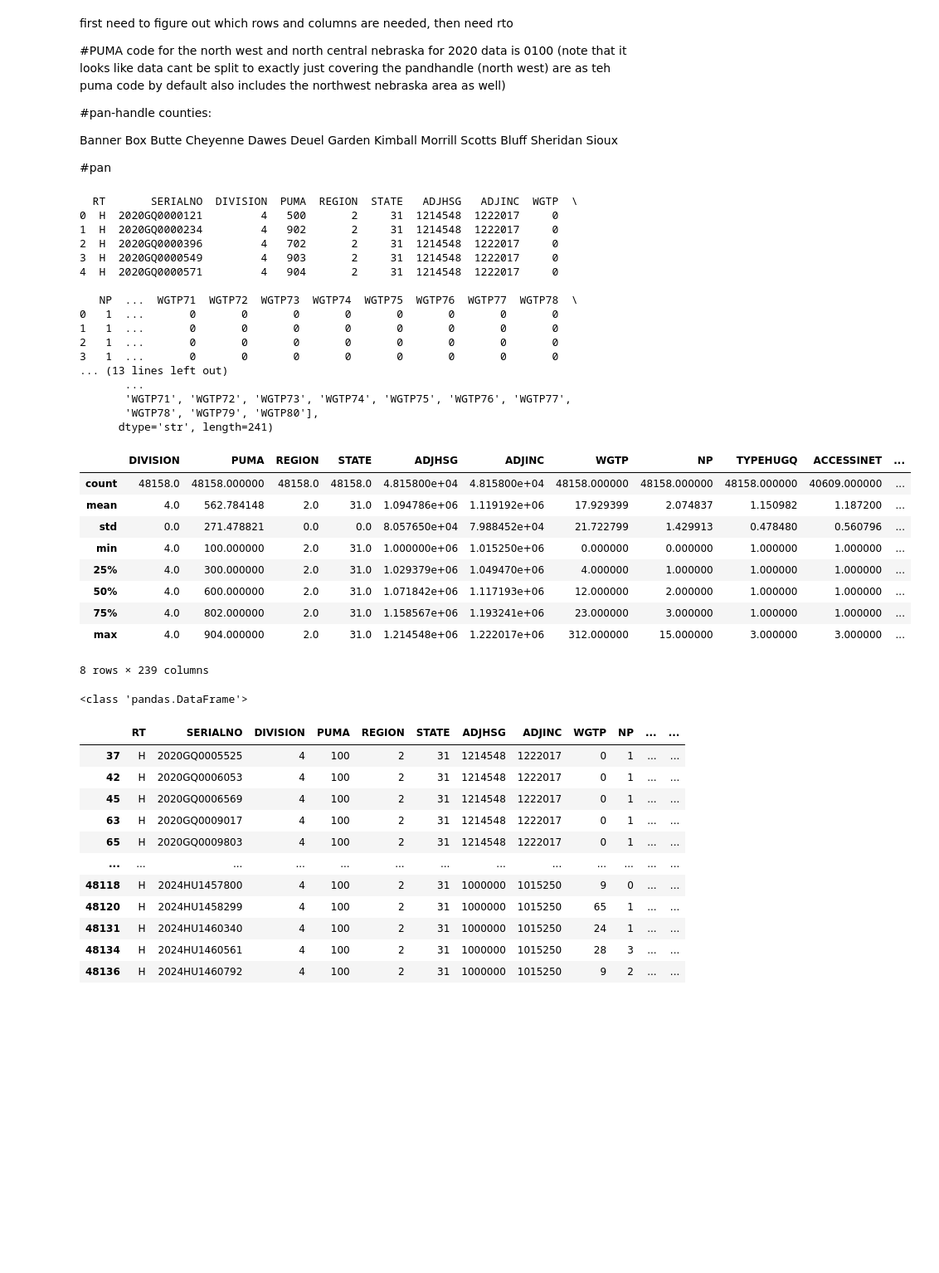
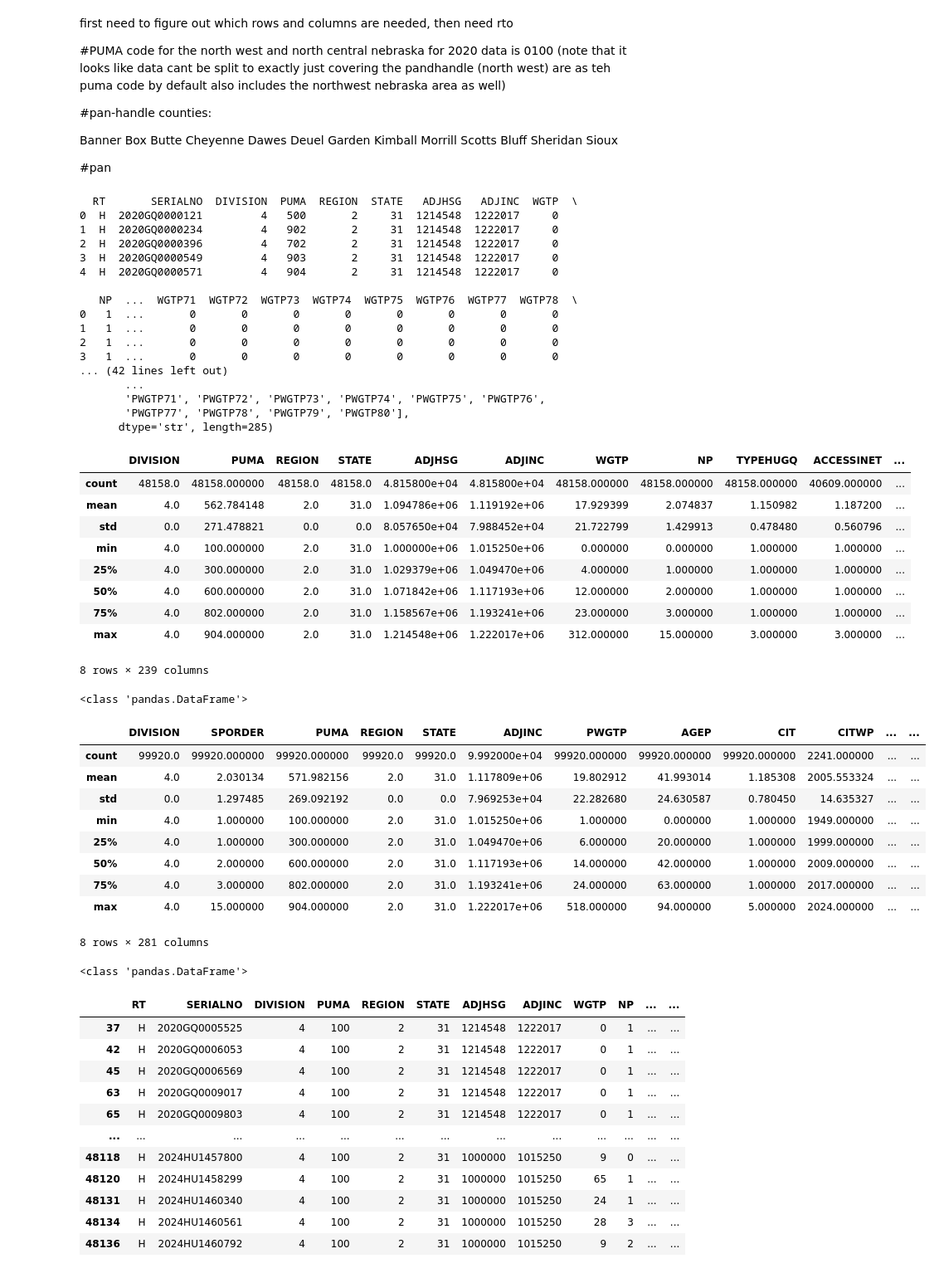
Before and after one commit to sck2189985/sand-canyon-project, a Jupyter notebook: Cleaned PUMS data-Jup.ipynb, the cells around one changed output. Shown at 83% size. Saved outputs shown, nothing was run; the diff lists cells and outputs as text; code cells hidden in the pictures; blank space fills up the shorter version.

Commit message:
clean 4

```diff
--- a/Cleaned PUMS data-Jup.ipynb
+++ b/Cleaned PUMS data-Jup.ipynb
@@ -34,13 +34,25 @@ import numpy as np
 # %%
 import pandas as pd
 
-pums_df = pd.read_csv("PUMS_raw_data.csv")
-print(pums_df.head())       # Preview rows
-print(pums_df.shape)        # Rows and columns
-print(pums_df.columns)      # Column names
+pums_housing_df = pd.read_csv("PUMS raw data files\PUMS_housing_rawdata.csv")
+print(pums_housing_df.head())       # Preview rows
+print(pums_housing_df.shape)        # Rows and columns
+print(pums_housing_df.columns)      # Column names
 
 #save the cleaned data to a new CSV file
-pums_df.to_csv("PUMS_cleaned_data.csv", index=False)
+pums_housing_df.to_csv("PUMS cleaning data files\PUMS_housing_cleaned_data.csv", index=False)
+
+
+####now do the same for the PUMS person data
+pums_person_df = pd.read_csv("PUMS raw data files\PUMS_person_rawdata.csv")
+import pandas as pd
+
+print(pums_person_df.head())       # Preview rows
+print(pums_person_df.shape)        # Rows and columns
+print(pums_person_df.columns)      # Column names
+
+#save the cleaned data to a new CSV file
+pums_person_df.to_csv("PUMS cleaning data files\PUMS_person_cleaned_data.csv", index=False)
 # %% [output]
   RT       SERIALNO  DIVISION  PUMA  REGION  STATE   ADJHSG   ADJINC  WGTP  \
 0  H  2020GQ0000121         4   500       2     31  1214548  1222017     0
@@ -54,35 +66,61 @@ pums_df.to_csv("PUMS_cleaned_data.csv", index=False)
 1   1  ...       0       0       0       0       0       0       0       0
 2   1  ...       0       0       0       0       0       0       0       0
 3   1  ...       0       0       0       0       0       0       0       0
-... (13 lines left out)
+... (42 lines left out)
        ...
-       'WGTP71', 'WGTP72', 'WGTP73', 'WGTP74', 'WGTP75', 'WGTP76', 'WGTP77',
-       'WGTP78', 'WGTP79', 'WGTP80'],
-      dtype='str', length=241)
+       'PWGTP71', 'PWGTP72', 'PWGTP73', 'PWGTP74', 'PWGTP75', 'PWGTP76',
+       'PWGTP77', 'PWGTP78', 'PWGTP79', 'PWGTP80'],
+      dtype='str', length=285)
 # %%
 #create a new dataframe with summary statistics
-pums_df_stats=pums_df.describe()  # Summary statistics
+pums_housing_df_stats=pums_housing_df.describe()  # Summary statistics
 
 #display the summary statistics
-display(pums_df_stats)
+display(pums_housing_df_stats)
 
 #check the data type of the summary statistics dataframe
-print(type(pums_df_stats))
+print(type(pums_housing_df_stats))
 
 #save the summary statistics to a new CSV file
-pums_df_stats.to_csv("PUMS_cleaned_data_stats.csv", index=False)
+pums_housing_df_stats.to_csv("PUMS cleaning data files\PUMS_housing_cleaned_data_stats.csv", index=False)
+
+
+
+####now do the same for the PUMS person data
+#create a new dataframe with summary statistics
+pums_person_df_stats=pums_person_df.describe()  # Summary statistics
+
+#display the summary statistics
+display(pums_person_df_stats)
+
+#check the data type of the summary statistics dataframe
+print(type(pums_person_df_stats))
+
+#save the summary statistics to a new CSV file
+pums_person_df_stats.to_csv("PUMS cleaning data files\PUMS_person_cleaned_data_stats.csv", index=False)
 # %% [output]
 |  | DIVISION | PUMA | REGION | STATE | ADJHSG | ADJINC | WGTP | NP | TYPEHUGQ | ACCESSINET | ... |
 | count | 48158.0 | 48158.000000 | 48158.0 | 48158.0 | 4.815800e+04 | 4.815800e+04 | 48158.000000 | 48158.000000 | 48158.000000 | 40609.000000 | ... |
 | mean | 4.0 | 562.784148 | 2.0 | 31.0 | 1.094786e+06 | 1.119192e+06 | 17.929399 | 2.074837 | 1.150982 | 1.187200 | ... |
 | std | 0.0 | 271.478821 | 0.0 | 0.0 | 8.057650e+04 | 7.988452e+04 | 21.722799 | 1.429913 | 0.478480 | 0.560796 | ... |
 | min | 4.0 | 100.000000 | 2.0 | 31.0 | 1.000000e+06 | 1.015250e+06 | 0.000000 | 0.000000 | 1.000000 | 1.000000 | ... |
 | 25% | 4.0 | 300.000000 | 2.0 | 31.0 | 1.029379e+06 | 1.049470e+06 | 4.000000 | 1.000000 | 1.000000 | 1.000000 | ... |
 | 50% | 4.0 | 600.000000 | 2.0 | 31.0 | 1.071842e+06 | 1.117193e+06 | 12.000000 | 2.000000 | 1.000000 | 1.000000 | ... |
 | 75% | 4.0 | 802.000000 | 2.0 | 31.0 | 1.158567e+06 | 1.193241e+06 | 23.000000 | 3.000000 | 1.000000 | 1.000000 | ... |
 | max | 4.0 | 904.000000 | 2.0 | 31.0 | 1.214548e+06 | 1.222017e+06 | 312.000000 | 15.000000 | 3.000000 | 3.000000 | ... |
 8 rows × 239 columns
 <class 'pandas.DataFrame'>
+|  | DIVISION | SPORDER | PUMA | REGION | STATE | ADJINC | PWGTP | AGEP | CIT | CITWP | ... | ... |
+| count | 99920.0 | 99920.000000 | 99920.000000 | 99920.0 | 99920.0 | 9.992000e+04 | 99920.000000 | 99920.000000 | 99920.000000 | 2241.000000 | ... | ... |
+| mean | 4.0 | 2.030134 | 571.982156 | 2.0 | 31.0 | 1.117809e+06 | 19.802912 | 41.993014 | 1.185308 | 2005.553324 | ... | ... |
+| std | 0.0 | 1.297485 | 269.092192 | 0.0 | 0.0 | 7.969253e+04 | 22.282680 | 24.630587 | 0.780450 | 14.635327 | ... | ... |
+| min | 4.0 | 1.000000 | 100.000000 | 2.0 | 31.0 | 1.015250e+06 | 1.000000 | 0.000000 | 1.000000 | 1949.000000 | ... | ... |
+| 25% | 4.0 | 1.000000 | 300.000000 | 2.0 | 31.0 | 1.049470e+06 | 6.000000 | 20.000000 | 1.000000 | 1999.000000 | ... | ... |
+| 50% | 4.0 | 2.000000 | 600.000000 | 2.0 | 31.0 | 1.117193e+06 | 14.000000 | 42.000000 | 1.000000 | 2009.000000 | ... | ... |
+| 75% | 4.0 | 3.000000 | 802.000000 | 2.0 | 31.0 | 1.193241e+06 | 24.000000 | 63.000000 | 1.000000 | 2017.000000 | ... | ... |
+| max | 4.0 | 15.000000 | 904.000000 | 2.0 | 31.0 | 1.222017e+06 | 518.000000 | 94.000000 | 5.000000 | 2024.000000 | ... | ... |
+8 rows × 281 columns
+<class 'pandas.DataFrame'>
 # %%
 #now need to filter out only the rows that have a value of 0100 in the column "PUMA"
 
```
Also changed, not shown: parts of 5 cells of this notebook, 11 other files.
